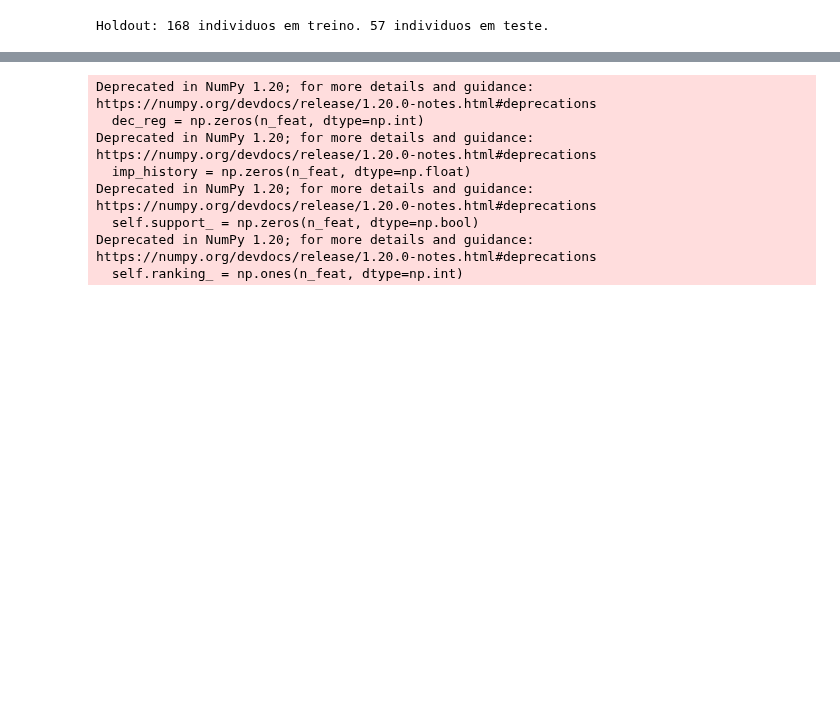
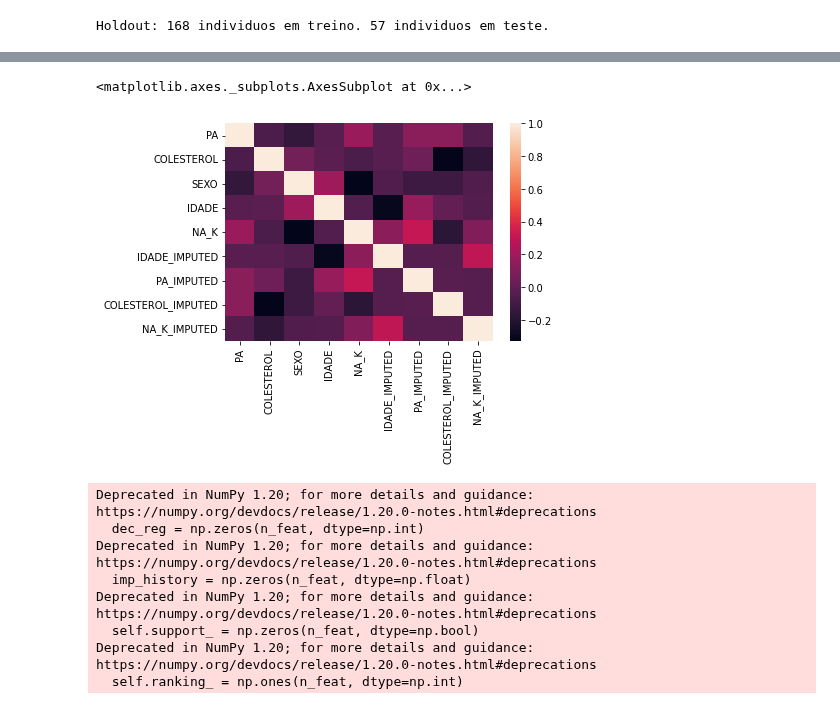
Before and after one commit to inf032/introducaoML, a Jupyter notebook: Farm04.Selecao_Preditoras.ipynb, the cells around one changed output, grey strips where cells are left out. Cells and saved outputs as stored; diff of their text form; code cells hidden in the pictures; blank space fills up the shorter version.

```diff
--- a/Farm04.Selecao_Preditoras.ipynb
+++ b/Farm04.Selecao_Preditoras.ipynb
@@ -191,0 +193,3 @@ score_original = modelo.score(X_test, le.transform(y_test))
+# %%
+dados_corr = pd.DataFrame(data=transformer.transform(X_test), columns=feature_list).corr()
+dados_corr
@@ -192,3 +207,8 @@ score_original = modelo.score(X_test, le.transform(y_test))
+# %%
+sns.heatmap(dados_corr)
+# %% [output]
+<matplotlib.axes._subplots.AxesSubplot at 0x...>
+[figure, added]
 # %%
 from boruta import BorutaPy
 from sklearn.ensemble import RandomForestRegressor
```
Also changed, not shown: parts of 15 cells of this notebook.
